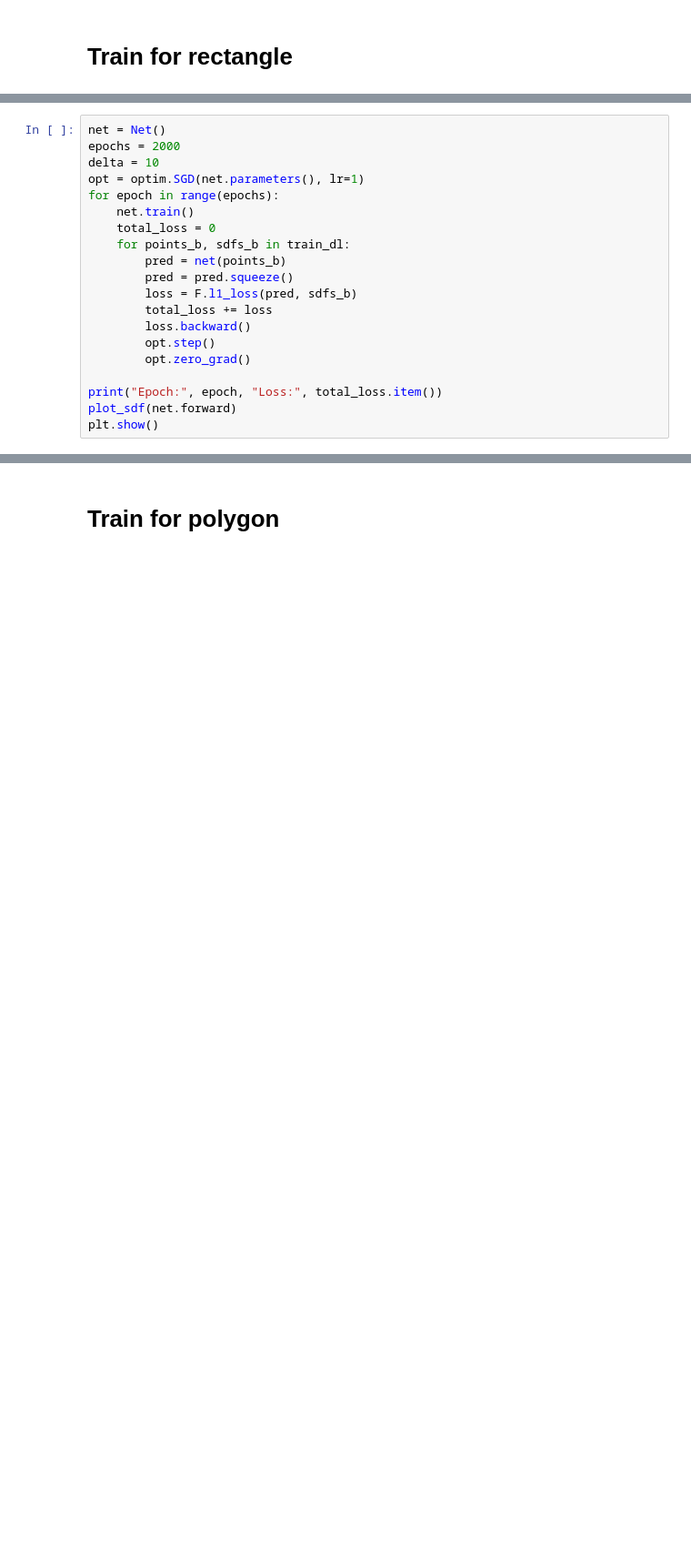
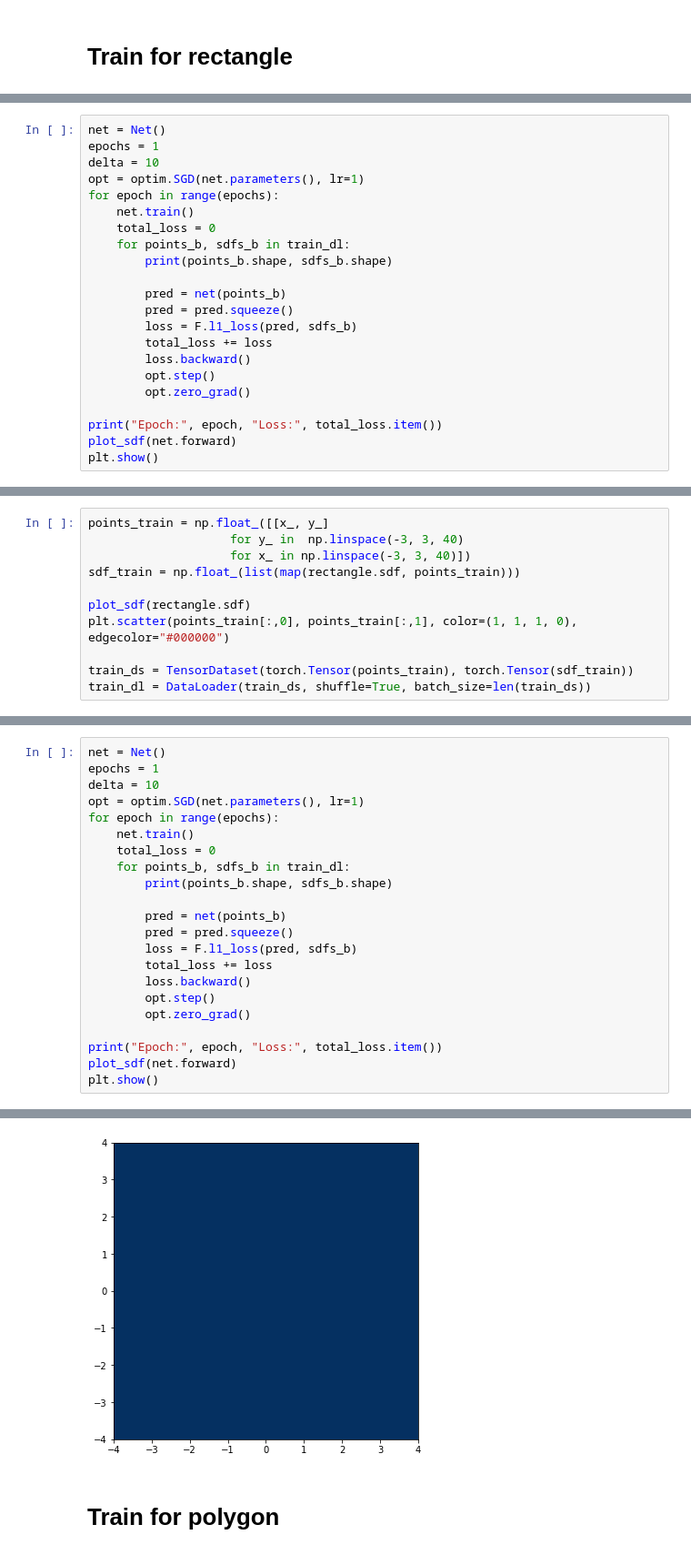
Before and after one commit to sashatr/sdf_playground, a Jupyter notebook: sdf_for_2d.ipynb, the cells around one changed output, grey strips where cells are left out. Shown at 91% size. Drawn from its saved outputs; the diff is of its cells as text; blank space fills up the shorter version.

```diff
--- a/sdf_for_2d.ipynb
+++ b/sdf_for_2d.ipynb
@@ -176,12 +182,14 @@ train_dl = DataLoader(train_ds, shuffle=True, batch_size=len(train_ds))
 # %%
 net = Net()
-epochs = 2000
+epochs = 1
 delta = 10
 opt = optim.SGD(net.parameters(), lr=1)
 for epoch in range(epochs):
     net.train()
     total_loss = 0
     for points_b, sdfs_b in train_dl:
+        print(points_b.shape, sdfs_b.shape)
+
         pred = net(points_b)
         pred = pred.squeeze()
         loss = F.l1_loss(pred, sdfs_b)
@@ -198,0 +208,11 @@ Epoch: 1999 Loss: 0.36965659260749817
+# %%
+points_train = np.float_([[x_, y_]
+                    for y_ in  np.linspace(-3, 3, 40)
+                    for x_ in np.linspace(-3, 3, 40)])
+sdf_train = np.float_(list(map(rectangle.sdf, points_train)))
+
+plot_sdf(rectangle.sdf)
+plt.scatter(points_train[:,0], points_train[:,1], color=(1, 1, 1, 0), edgecolor="#000000")
+
+train_ds = TensorDataset(torch.Tensor(points_train), torch.Tensor(sdf_train))
+train_dl = DataLoader(train_ds, shuffle=True, batch_size=len(train_ds))
@@ -198,0 +229,23 @@ Epoch: 1999 Loss: 0.36965659260749817
+# %%
+net = Net()
+epochs = 1
+delta = 10
+opt = optim.SGD(net.parameters(), lr=1)
+for epoch in range(epochs):
+    net.train()
+    total_loss = 0
+    for points_b, sdfs_b in train_dl:
+        print(points_b.shape, sdfs_b.shape)
+
+        pred = net(points_b)
+        pred = pred.squeeze()
+        loss = F.l1_loss(pred, sdfs_b)
+        total_loss += loss
+        loss.backward()
+        opt.step()
+        opt.zero_grad()
+
+print("Epoch:", epoch, "Loss:", total_loss.item())
+plot_sdf(net.forward)
+plt.show()
+# %% [output]
@@ -199,2 +254,3 @@ Epoch: 1999 Loss: 0.36965659260749817
+[figure, added]
 # %% [markdown]
 # Train for polygon
```
Also changed, not shown: parts of 14 cells of this notebook, 7 other files.
